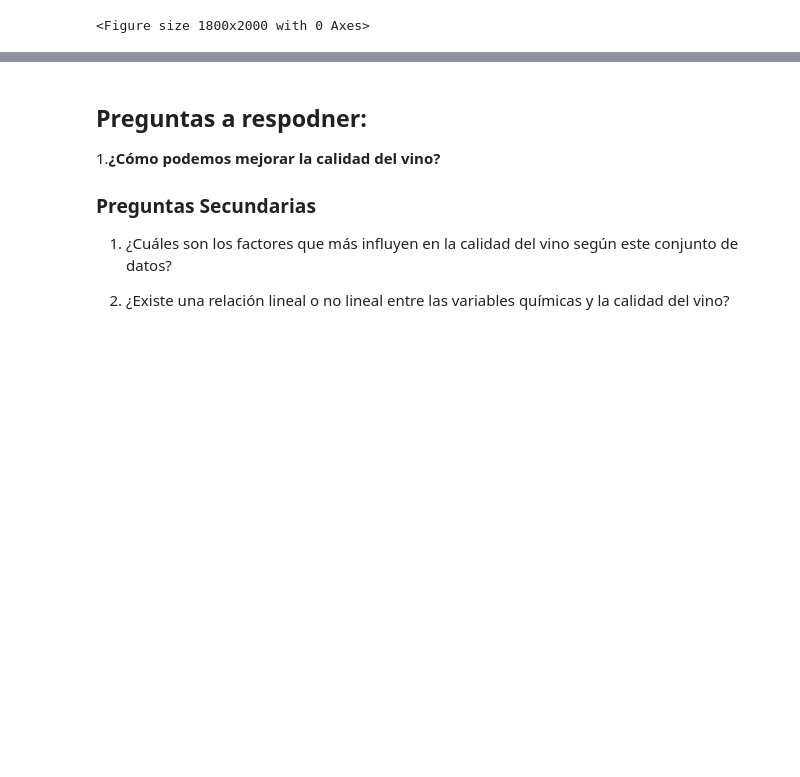
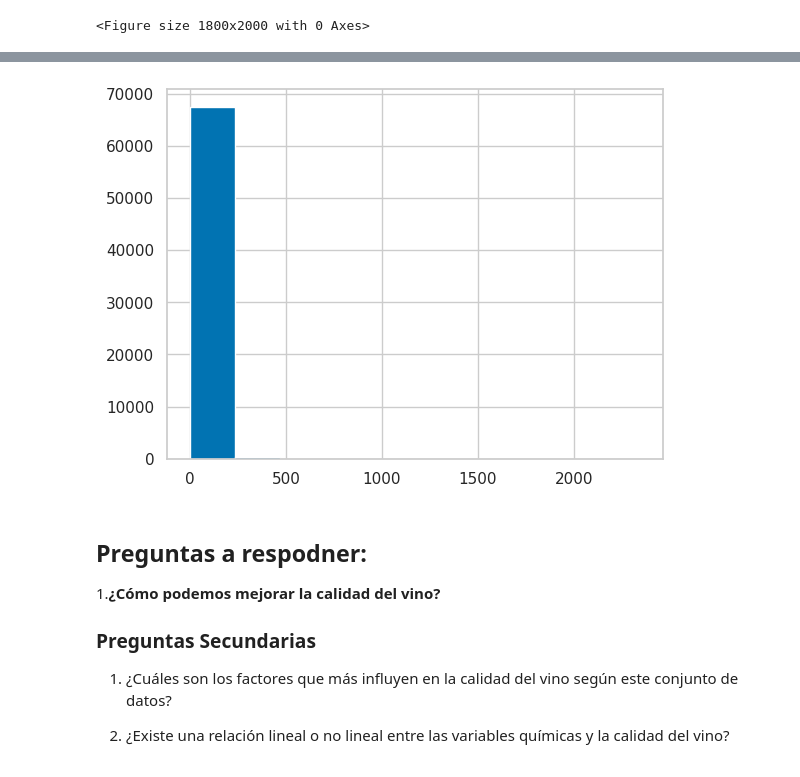
Before and after one commit to migue212852/SistemaSalud, a Jupyter notebook: Análisis_Casos_de_Dengue_en_Arg.ipynb, the cells around one changed output, grey strips where cells are left out. Saved outputs shown, nothing was run; the diff lists cells and outputs as text; code cells hidden in the pictures; blank space fills up the shorter version.

```diff
--- a/Análisis_Casos_de_Dengue_en_Arg.ipynb
+++ b/Análisis_Casos_de_Dengue_en_Arg.ipynb
@@ -277,3 +290,8 @@ TypeError: can only concatenate str (not "int") to str
+# %%
+plt.hist(x=df['cantidad_casos'])
+plt.show()
+# %% [output]
+[figure, added]
 # %% [markdown]
 ## Preguntas a respodner:
 
```
Also changed, not shown: parts of 3 cells of this notebook.
